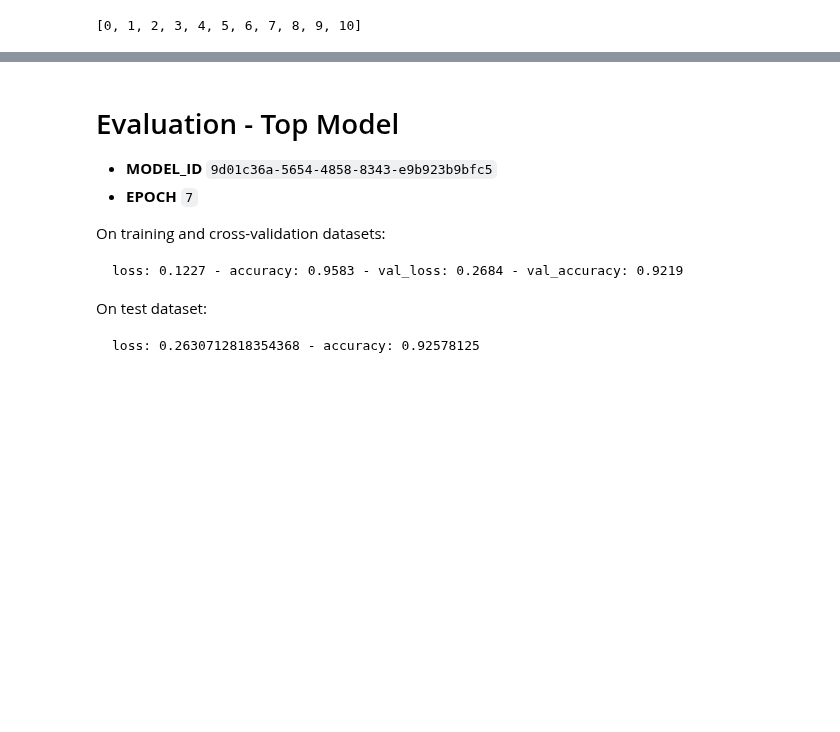
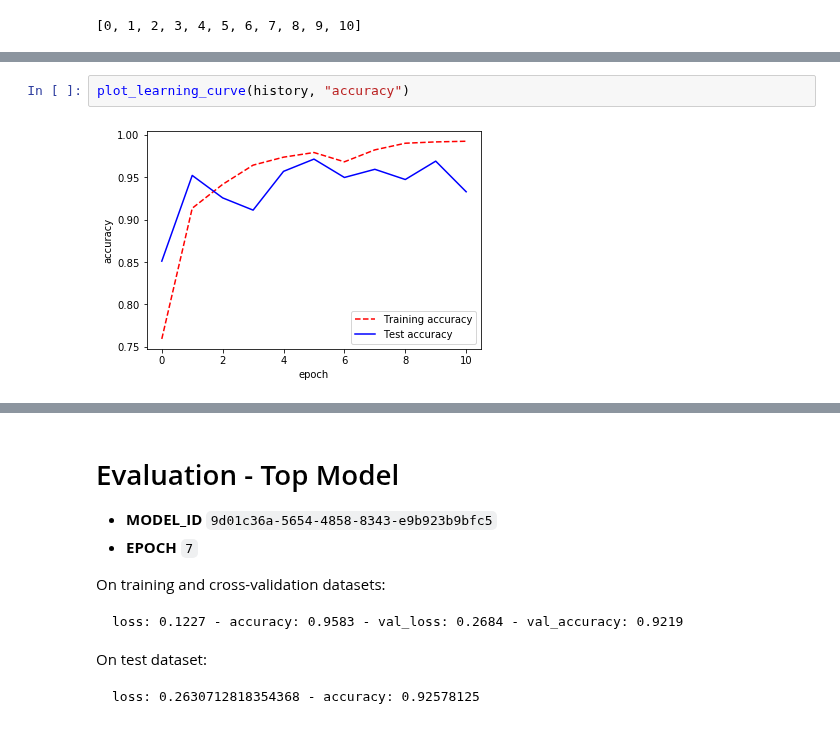
Before and after one commit to bitjockey42/ikapati-research, a Jupyter notebook: notebooks/4.0-agj-evaluation.ipynb, the cells around one changed output, grey strips where cells are left out. Drawn from its saved outputs; the diff is of its cells as text; blank space fills up the shorter version.

```diff
--- a/notebooks/4.0-agj-evaluation.ipynb
+++ b/notebooks/4.0-agj-evaluation.ipynb
@@ -137,0 +135,4 @@ plt.show();
+# %%
+plot_learning_curve(history, "accuracy")
+# %% [output]
+[figure, added]
```
Also changed, not shown: parts of 23 cells of this notebook, 1 other file.
